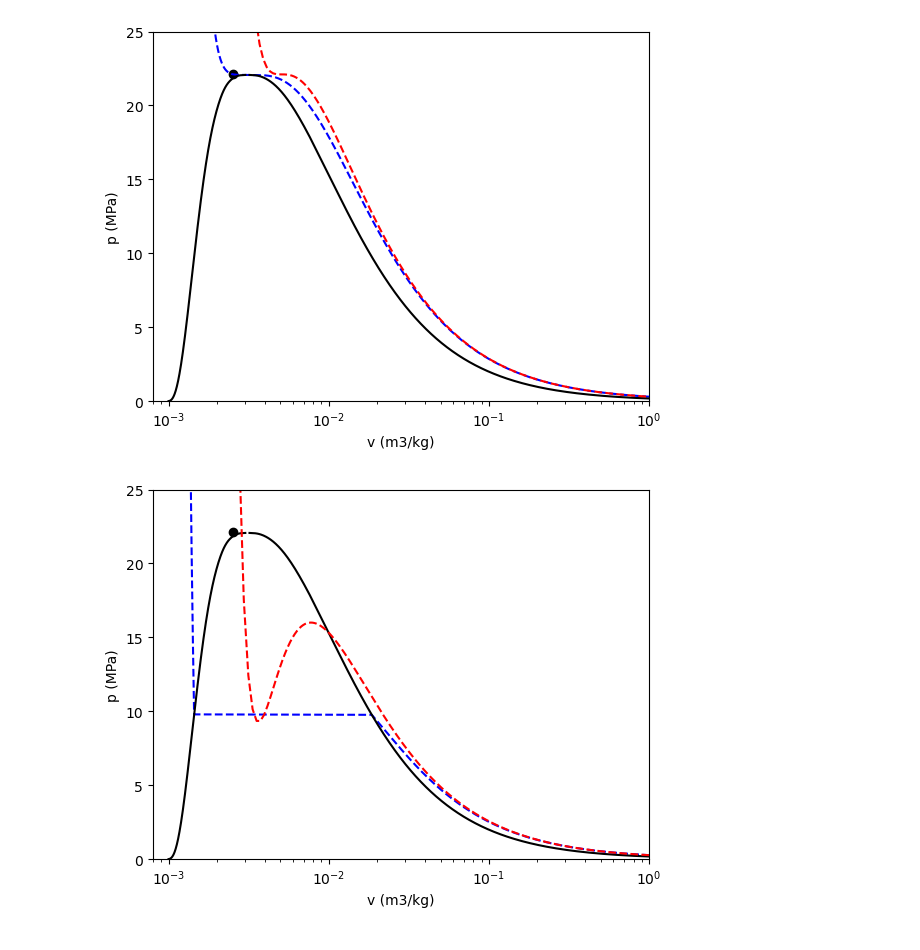
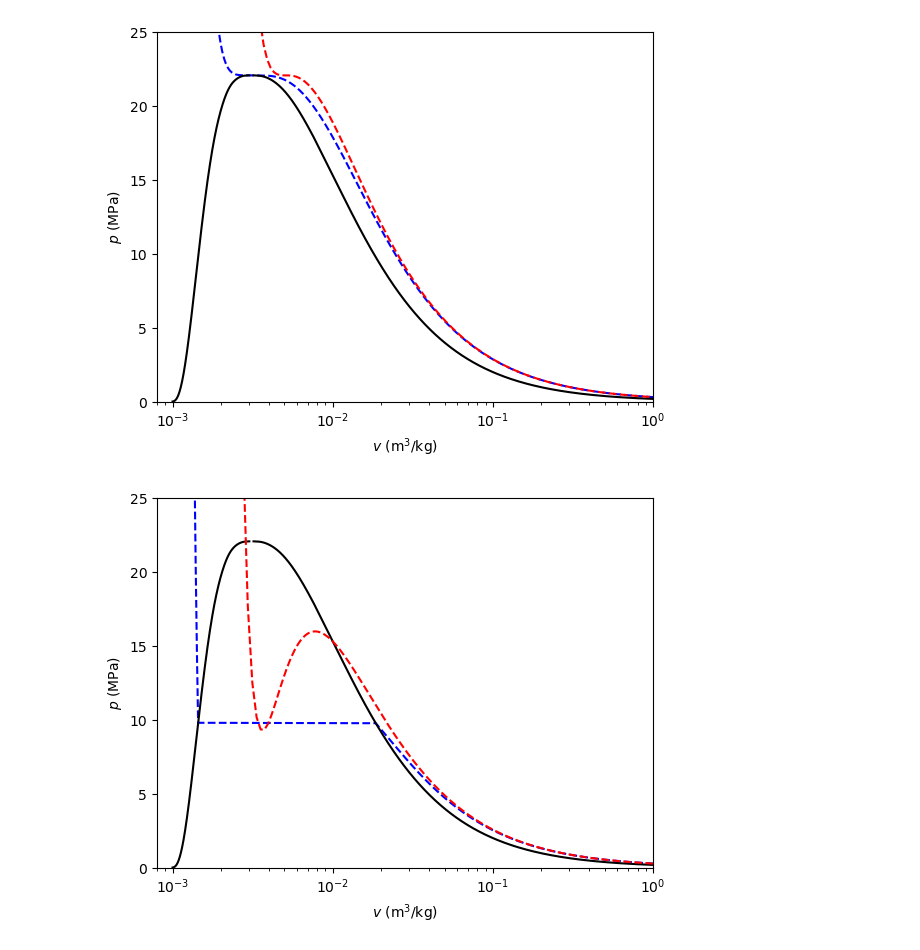
Before and after one commit to mtsn-lab/me40, a Jupyter notebook: scripts/vanDerWaalsPlot.ipynb, the cells around one changed output. Saved outputs shown, nothing was run; the diff lists cells and outputs as text; code cells hidden in the pictures.

```diff
--- a/scripts/vanDerWaalsPlot.ipynb
+++ b/scripts/vanDerWaalsPlot.ipynb
@@ -23,8 +12,8 @@ import matplotlib.pyplot as plt
 # %%
 plt.figure()
 plt.clf()
-Tc_K = 647.1
-pc_Pa = 22.1e6
+#Tc_K = 647.096
+#pc_Pa = 22.060e6
 
 Ttp_K = 273.16
 ptp_Pa = 611.6
@@ -32,7 +21,7 @@ ptp_Pa = 611.6
 stcritical = th.state('Water', p=pc_Pa/1e3, T=Tc_K, name="1")
 
 plt.xscale("log")
-plt.plot(stcritical.v,stcritical.P/1000, marker = "o", color="black")
+#plt.plot(stcritical.v,stcritical.P/1000, marker = "o", color="black")
 
 P_ = np.linspace(700/1e6, 30, 1000) # range of pressures
 for T in [Tc_K]: #K
@@ -51,8 +40,8 @@ plt.plot(vliq, P, 'k-')
 plt.xscale("log")
 #plt.plot(v1,p1_MPa, marker = 10)
 
-plt.xlabel('v (m3/kg)')
-plt.ylabel('p (MPa)')
+#plt.xlabel('v (m3/kg)')
+#plt.ylabel('p (MPa)')
 
 R_JperKgPerK = 461.5
 a = (27 * (R_JperKgPerK**2) * (Tc_K**2))/(64 * pc_Pa)
@@ -72,15 +61,17 @@ ymin = 0
 ymax = 25
 ax.set_ylim([ymin, ymax])
 
+ax.set_xlabel('$v$ (m$^3$/kg)')
+ax.set_ylabel('$p$ (MPa)')
 
-plt.savefig('pycalor-vdW-p-v-diagram.png')
+plt.savefig('pycalor-vdW-p-v-diagram.pdf')
 # %% [output]
-[figure, old version]
+[figure, new version]
 # %%
 plt.figure()
 plt.clf()
-Tc_K = 647.1
-pc_Pa = 22.1e6
+Tc_K = 647.096
+pc_Pa = 22.060e6
 
 Ttp_K = 273.16
 ptp_Pa = 611.6
@@ -88,7 +79,7 @@ ptp_Pa = 611.6
 stcritical = th.state('Water', p=pc_Pa/1e3, T=Tc_K, name="1")
 
 plt.xscale("log")
-plt.plot(stcritical.v,stcritical.P/1000, marker = "o", color="black")
+#plt.plot(stcritical.v,stcritical.P/1000, marker = "o", color="black")
 
 P_ = np.linspace(700/1e6, 30, 1000) # range of pressures
 for T in [Tc_K*0.9]: #K
@@ -106,34 +97,37 @@ plt.plot(vvap, P, 'k-')
 plt.plot(vliq, P, 'k-')
 
 plt.xscale("log")
 #plt.plot(v1,p1_MPa, marker = 10)
 
-plt.xlabel('v (m3/kg)')
-plt.ylabel('p (MPa)')
+# plt.xlabel('v (m3/kg)')
+# plt.ylabel('p (MPa)')
 
 R_JperKgPerK = 461.5
 a = (27 * (R_JperKgPerK**2) * (Tc_K**2))/(64 * pc_Pa)
 b = (R_JperKgPerK* Tc_K)/(8 * pc_Pa)
 
 # 90% of the critical point temperature
 v__ = np.linspace(0.00275, 1, 5000)
 p__  = (R_JperKgPerK*(Tc_K*0.9) - (a/v__**2)*v__ + a*b/v__**2)/(v__ - b)
 plt.plot(v__, p__/1e6, 'r--')
 
 # 80% of the critical point temperature
 #v___ = np.linspace(0.00258, 1, 5000)
 #p___  = (R_JperKgPerK*(Tc_K*0.85) - (a/v___**2)*v___ + a*b/v___**2)/(v___ - b)
 #plt.plot(v___, p___/1e6, 'b--')
 
 ax = plt.gca()
 xmin = 0.8e-3
 xmax = 1
 
 ax.set_xlim([xmin, xmax])
 ymin = 0
 ymax = 25
 ax.set_ylim([ymin, ymax])
 
-plt.savefig('pycalor-vdW-p-v-diagram-subcritical.png')
+ax.set_xlabel('$v$ (m$^3$/kg)')
+ax.set_ylabel('$p$ (MPa)')
+
+plt.savefig('pycalor-vdW-p-v-diagram-subcritical.pdf')
 # %% [output]
-[figure, old version]
+[figure, new version]
```
Also changed, not shown: parts of 1 cell of this notebook.
